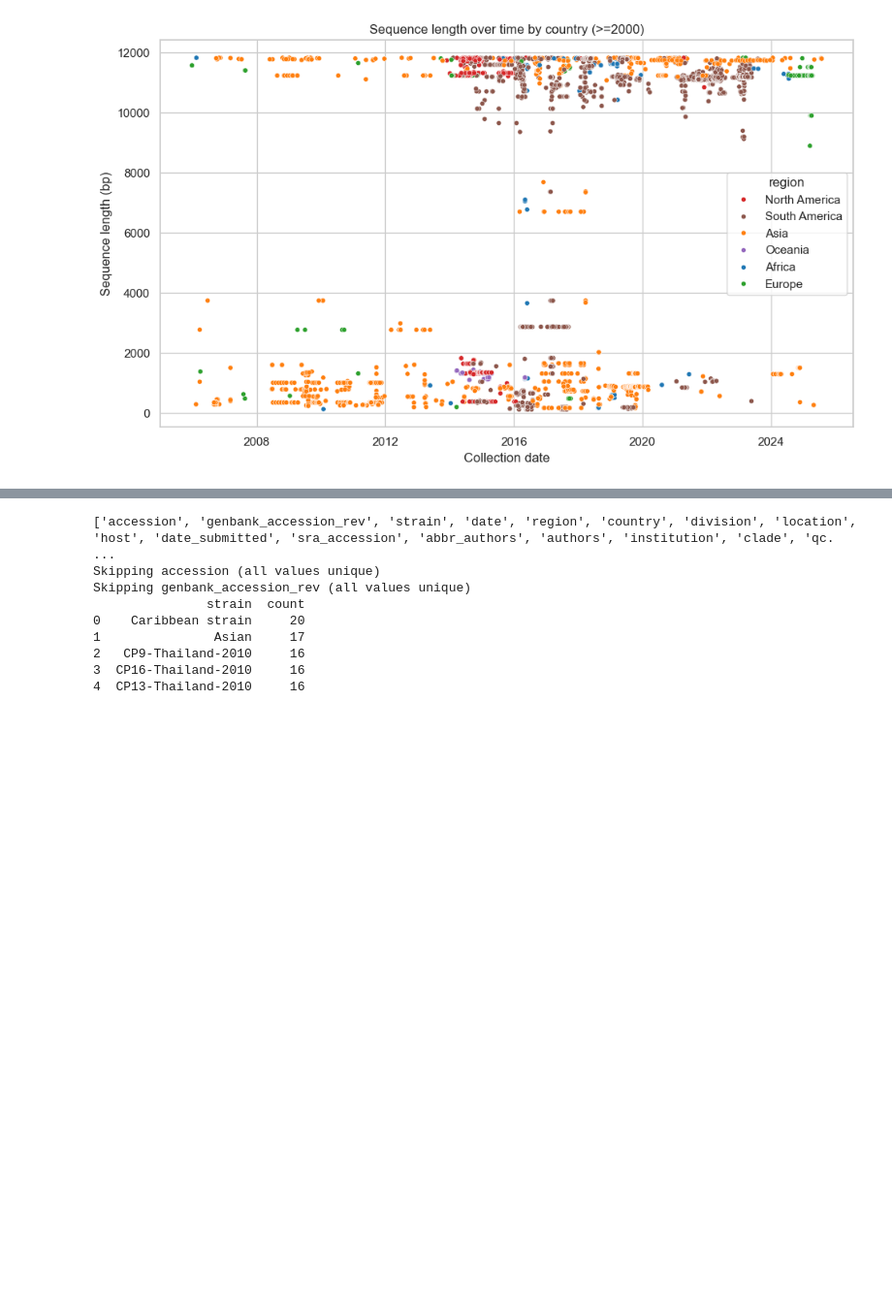
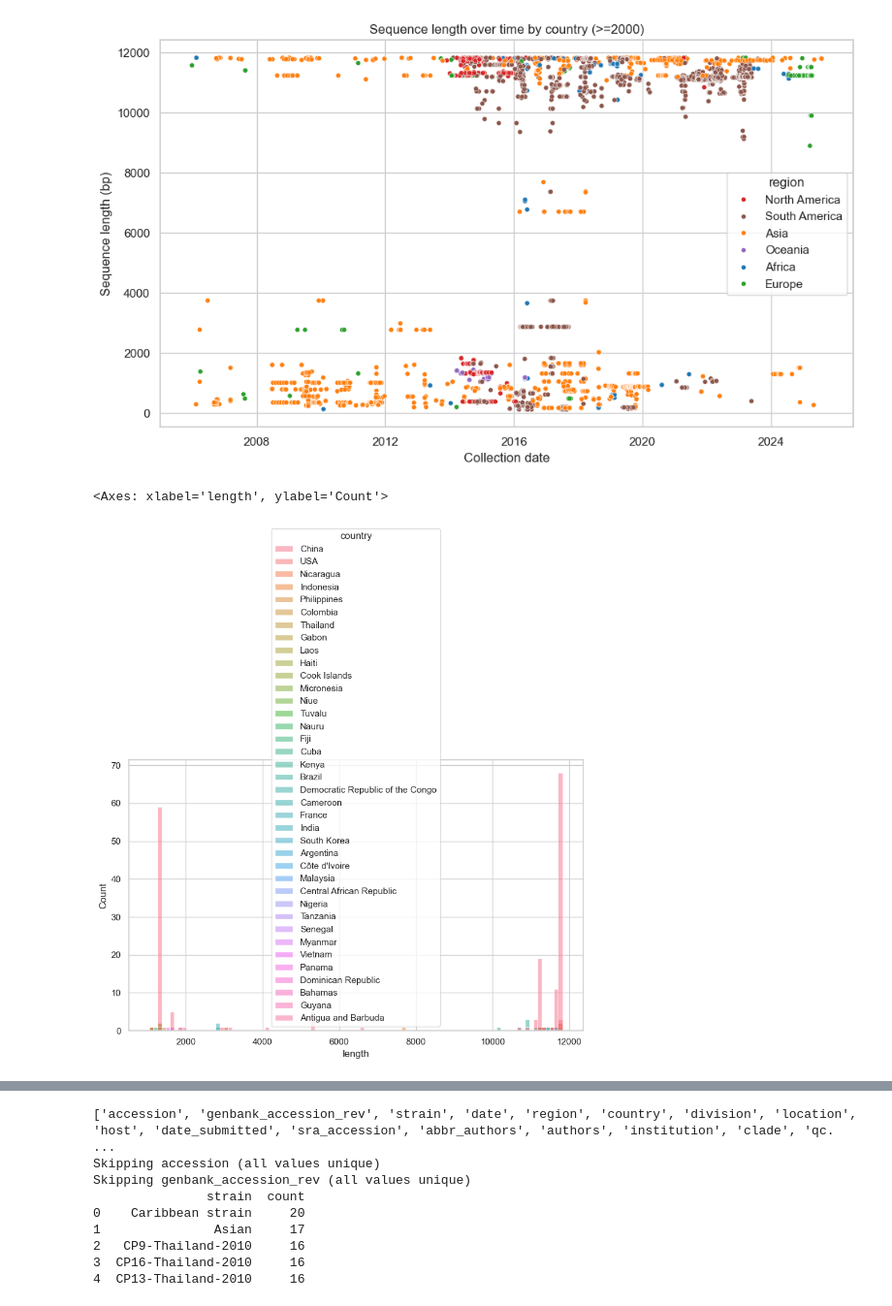
Before and after one commit to nextstrain/chikv, a Jupyter notebook: scripts/eda.ipynb, the cells around one changed output, grey strips where cells are left out. Shown at 97% size. Saved outputs shown, nothing was run; the diff lists cells and outputs as text; code cells hidden in the pictures; blank space fills up the shorter version.

Commit message:
add genome coverage and length distributions to eda file

```diff
--- a/scripts/eda.ipynb
+++ b/scripts/eda.ipynb
@@ -228,3 +228,11 @@ Try using .loc[row_indexer,col_indexer] = value instead
 See the caveats in the documentation: https://pandas.pydata.org/pandas-docs/stable/user_guide/indexing.html#returning-a-view-versus-a-copy
   df_recent["length"] = df_recent["alignmentEnd"] - df_recent["alignmentStart"] + 1
 [figure]
+# %%
+china = pd.read_table("../data/ingest/subsampled_data/country_w_background/China/metadata.tsv")
+china["length"] = china.alignmentEnd - china.alignmentStart
+#china = china[china["length"] < 2000]
+sns.histplot(china, x="length", hue="country", bins = 100)
+# %% [output]
+<Axes: xlabel='length', ylabel='Count'>
+[figure, added]
```
Also changed, not shown: parts of 2 cells of this notebook.
